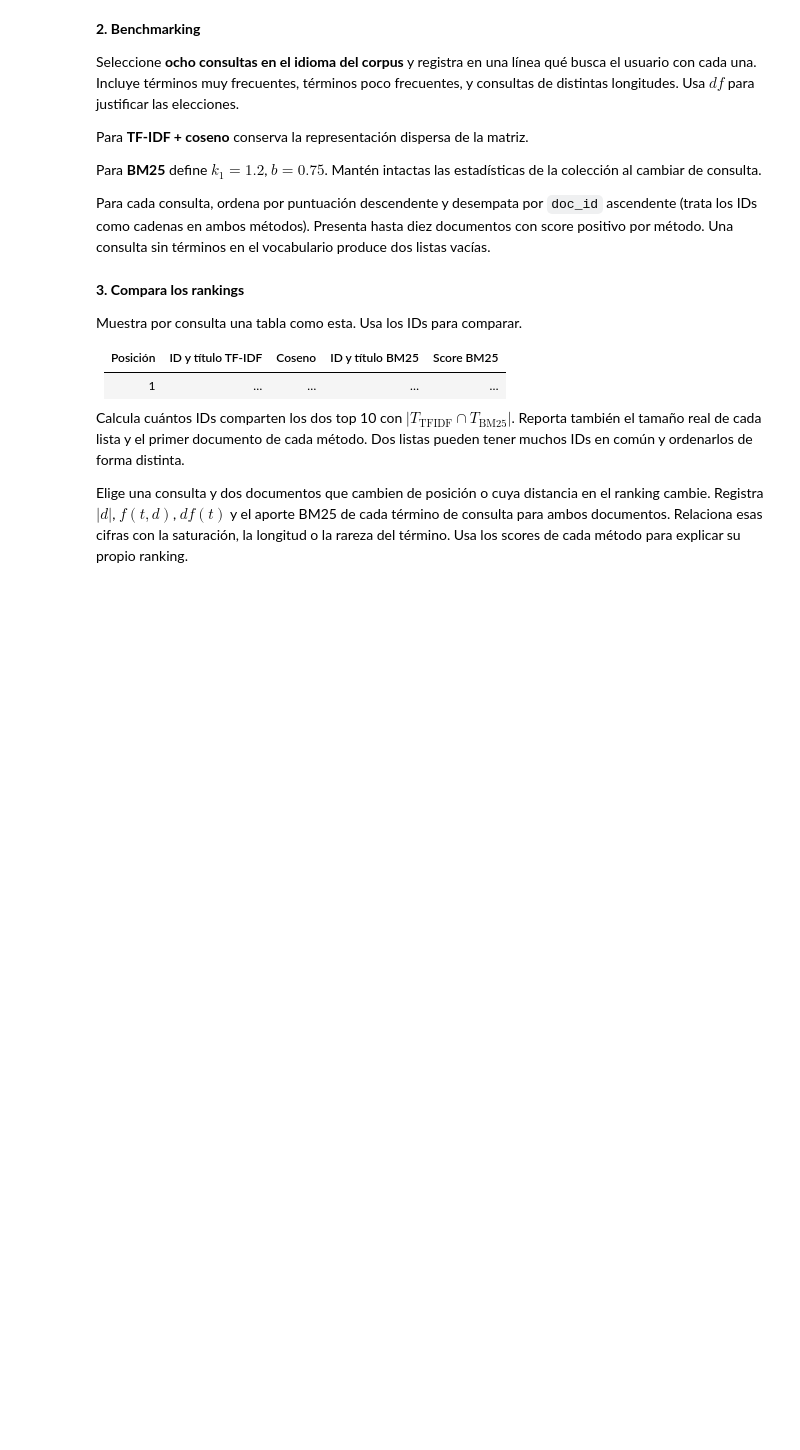
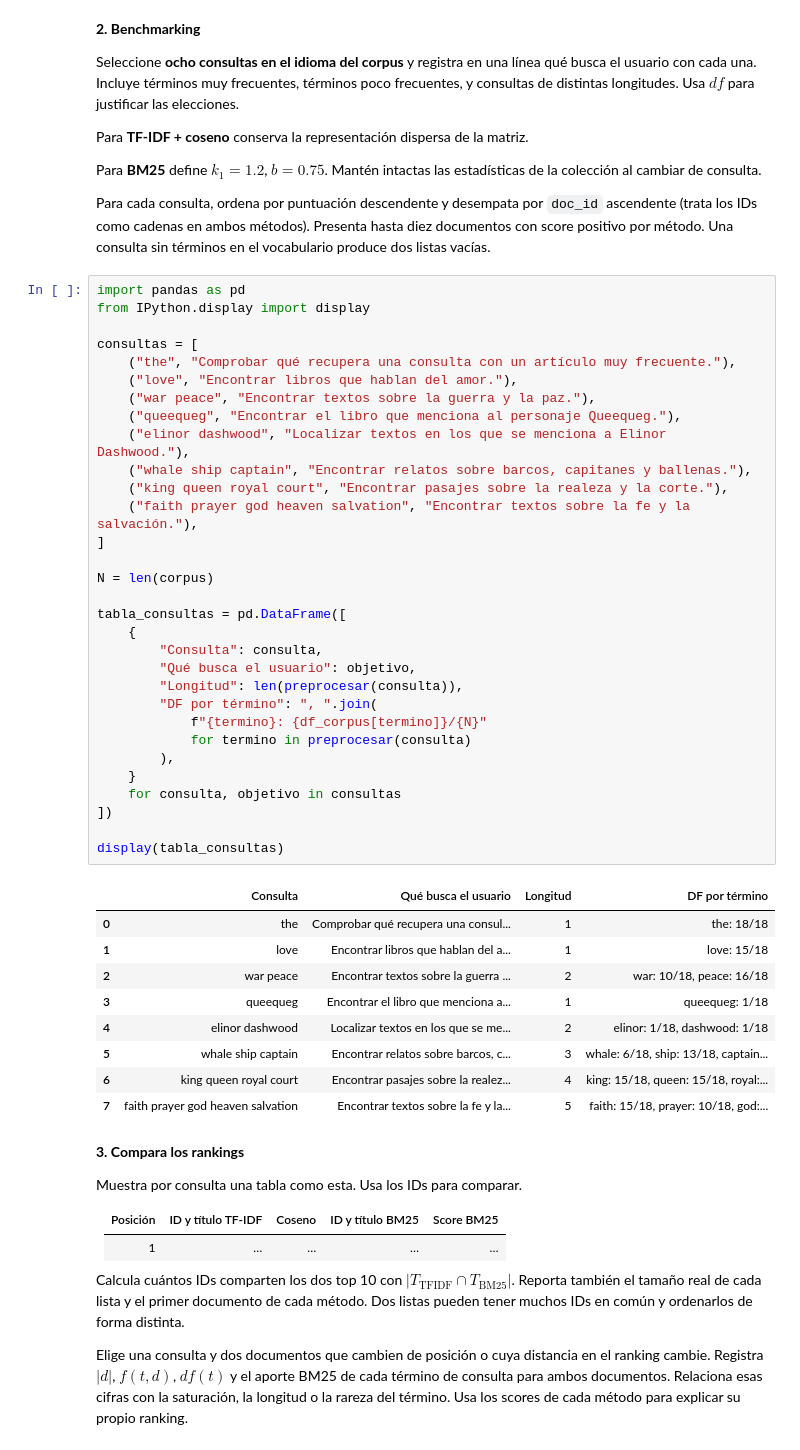
Before and after one commit to Boris-epn/Recuperaci-n-de-la-informaci-n, a Jupyter notebook: Primer bimestre/04_bm25.ipynb, the cells around one changed output. Drawn from its saved outputs; the diff is of its cells as text; blank space fills up the shorter version.

```diff
--- a/Primer bimestre/04_bm25.ipynb
+++ b/Primer bimestre/04_bm25.ipynb
@@ -25,6 +90,47 @@ Para **TF-IDF + coseno** conserva la representación dispersa de la matriz.
 Para **BM25** define $k_1=1.2$, $b=0.75$. Mantén intactas las estadísticas de la colección al cambiar de consulta.
 
 Para cada consulta, ordena por puntuación descendente y desempata por `doc_id` ascendente (trata los IDs como cadenas en ambos métodos). Presenta hasta diez documentos con score positivo por método. Una consulta sin términos en el vocabulario produce dos listas vacías.
+# %%
+import pandas as pd
+from IPython.display import display
+
+consultas = [
+    ("the", "Comprobar qué recupera una consulta con un artículo muy frecuente."),
+    ("love", "Encontrar libros que hablan del amor."),
+    ("war peace", "Encontrar textos sobre la guerra y la paz."),
+    ("queequeg", "Encontrar el libro que menciona al personaje Queequeg."),
+    ("elinor dashwood", "Localizar textos en los que se menciona a Elinor Dashwood."),
+    ("whale ship captain", "Encontrar relatos sobre barcos, capitanes y ballenas."),
+    ("king queen royal court", "Encontrar pasajes sobre la realeza y la corte."),
+    ("faith prayer god heaven salvation", "Encontrar textos sobre la fe y la salvación."),
+]
+
+N = len(corpus)
+
+tabla_consultas = pd.DataFrame([
+    {
+        "Consulta": consulta,
+        "Qué busca el usuario": objetivo,
+        "Longitud": len(preprocesar(consulta)),
+        "DF por término": ", ".join(
+            f"{termino}: {df_corpus[termino]}/{N}"
+            for termino in preprocesar(consulta)
+        ),
+    }
+    for consulta, objetivo in consultas
+])
+
+display(tabla_consultas)
+# %% [output]
+|  | Consulta | Qué busca el usuario | Longitud | DF por término |
+| 0 | the | Comprobar qué recupera una consul... | 1 | the: 18/18 |
+| 1 | love | Encontrar libros que hablan del a... | 1 | love: 15/18 |
+| 2 | war peace | Encontrar textos sobre la guerra ... | 2 | war: 10/18, peace: 16/18 |
+| 3 | queequeg | Encontrar el libro que menciona a... | 1 | queequeg: 1/18 |
+| 4 | elinor dashwood | Localizar textos en los que se me... | 2 | elinor: 1/18, dashwood: 1/18 |
+| 5 | whale ship captain | Encontrar relatos sobre barcos, c... | 3 | whale: 6/18, ship: 13/18, captain... |
+| 6 | king queen royal court | Encontrar pasajes sobre la realez... | 4 | king: 15/18, queen: 15/18, royal:... |
+| 7 | faith prayer god heaven salvation | Encontrar textos sobre la fe y la... | 5 | faith: 15/18, prayer: 10/18, god:... |
 # %% [markdown]
 **3. Compara los rankings**
 
```
Also changed, not shown: parts of 4 cells of this notebook.
